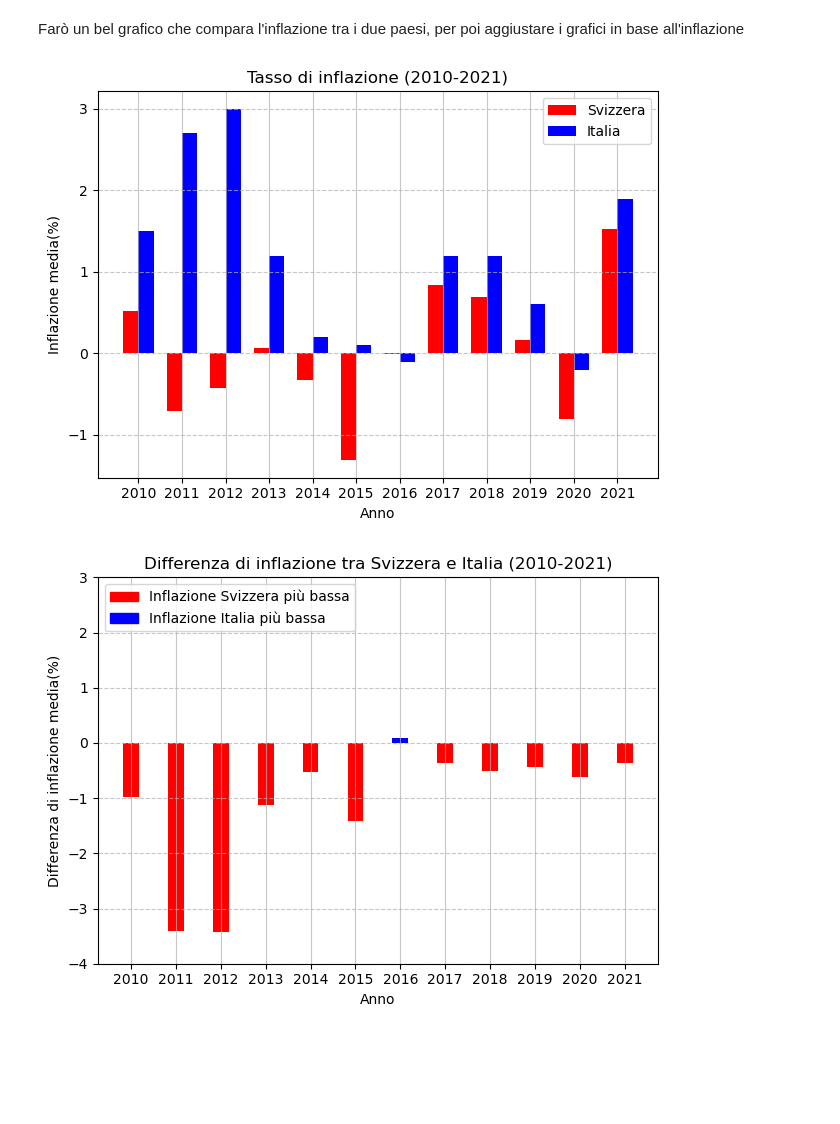
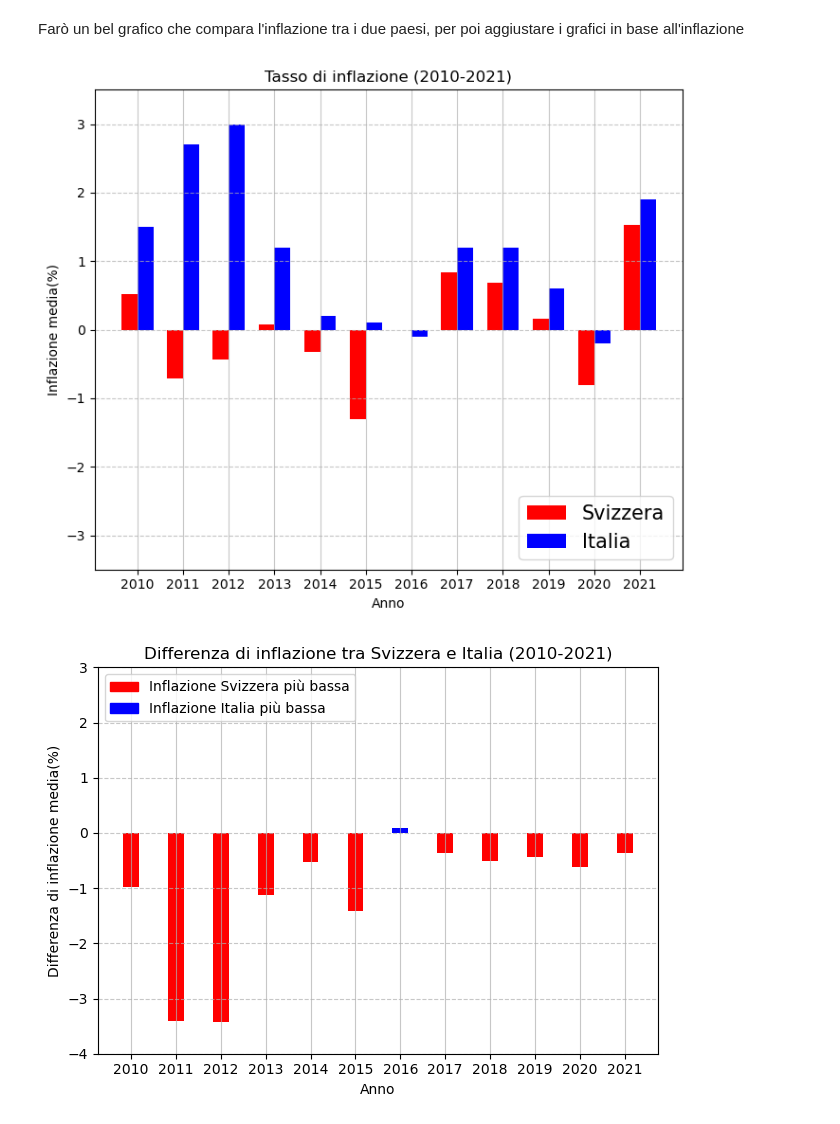
Before and after one commit to alemele01/vs24, a Jupyter notebook: investimentiSvizzeri.ipynb, the cells around one changed output. Cells and saved outputs as stored; diff of their text form; code cells hidden in the pictures; blank space fills up the shorter version.

```diff
--- a/investimentiSvizzeri.ipynb
+++ b/investimentiSvizzeri.ipynb
@@ -439,25 +515,25 @@ inflazioneItalia = inflazioneIta['inflazione'].iloc[::-1].values
 # %%
 bar_width = 0.35
 
 indices = np.arange(len(years))
-
+plt.figure(figsize=(7, 6))
 plt.bar(indices, inflazioneSvizzera, width=bar_width, label='Svizzera', color='red')
 plt.bar(indices + bar_width, inflazioneItalia, width=bar_width, label='Italia', color='blue')
 
 plt.xlabel('Anno')
 plt.ylabel('Inflazione media(%)')
 plt.title('Tasso di inflazione (2010-2021)')
 plt.xticks(indices + bar_width / 2, years)
 
-plt.legend()
-
+plt.legend(loc=4,prop={'size': 15})
+plt.ylim(-3.5,3.5)
 plt.grid(axis='y', linestyle='--', alpha=0.7)
 plt.grid(axis='x', linestyle='-', alpha=0.7)
 
 plt.tight_layout()
 plt.show()
 # %% [output]
-[figure, old version]
+[figure, new version]
 # %%
 difference = inflazioneSvizzera - inflazioneItalia
 colors = ['red' if a < b else 'blue' for a, b in zip(inflazioneSvizzera, inflazioneItalia)]
```
Also changed, not shown: parts of 20 cells of this notebook.
